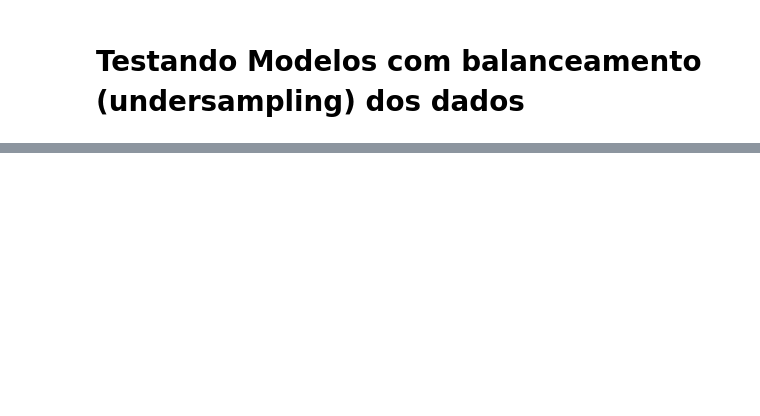
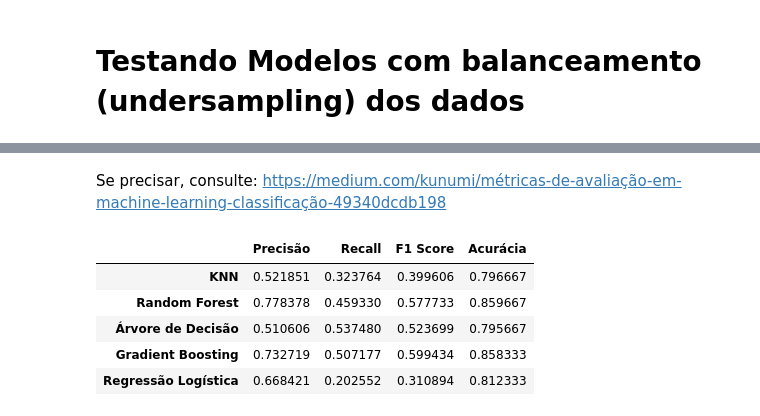
Before and after one commit to dovahkiinemo/ada-ml-projeto-final, a Jupyter notebook: Projeto_ml.ipynb, the cells around one changed output, grey strips where cells are left out. Cells and saved outputs as stored; diff of their text form; code cells hidden in the pictures; blank space fills up the shorter version.

```diff
--- a/Projeto_ml.ipynb
+++ b/Projeto_ml.ipynb
@@ -507,0 +520,16 @@ classification_report(y_test,prev)
+# %% [markdown]
+Se precisar, consulte: https://medium.com/kunumi/métricas-de-avaliação-em-machine-learning-classificação-49340dcdb198
+# %%
+def highlight_max(s):
+    is_max = s == s.max()
+    return ["font-weight: bold" if cell else '' for cell in is_max]
+
+#desbalanceado
+metricas_db.style.apply(highlight_max)
+# %% [output]
+|  | Precisão | Recall | F1 Score | Acurácia |
+| KNN | 0.521851 | 0.323764 | 0.399606 | 0.796667 |
+| Random Forest | 0.778378 | 0.459330 | 0.577733 | 0.859667 |
+| Árvore de Decisão | 0.510606 | 0.537480 | 0.523699 | 0.795667 |
+| Gradient Boosting | 0.732719 | 0.507177 | 0.599434 | 0.858333 |
+| Regressão Logística | 0.668421 | 0.202552 | 0.310894 | 0.812333 |
```
Also changed, not shown: parts of 18 cells of this notebook.
